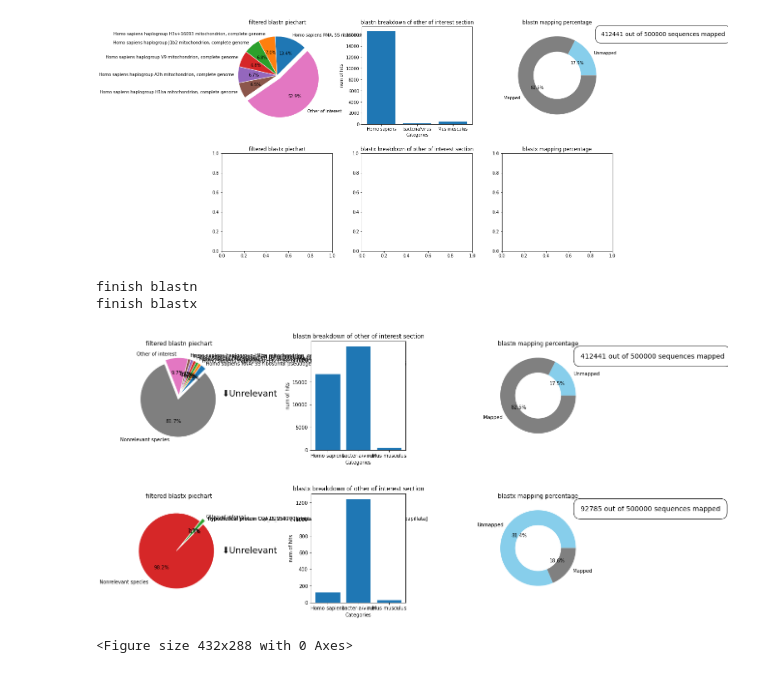
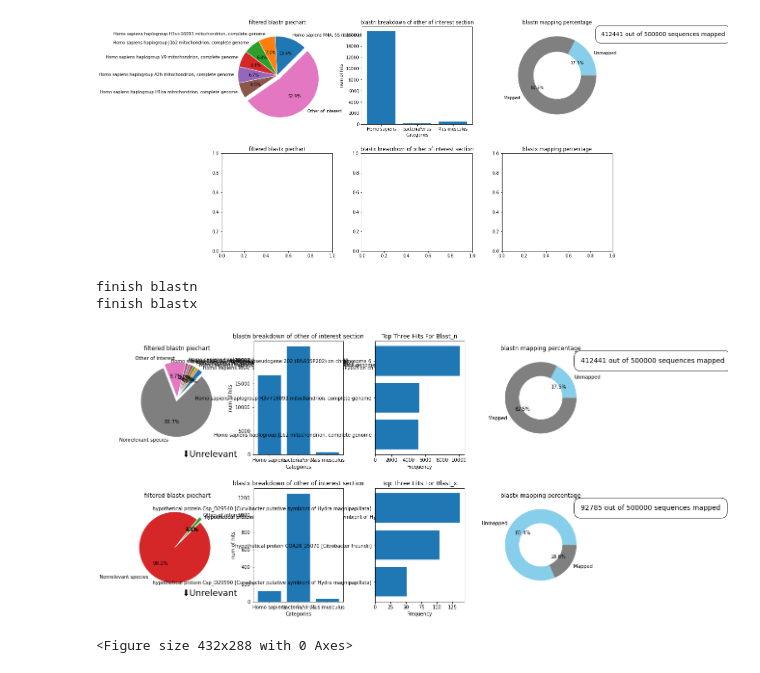
Before and after one commit to YeoLab/eclip-qc, a Jupyter notebook: jupyter_testing/plot.ipynb, the cells around one changed output. Saved outputs shown, nothing was run; the diff lists cells and outputs as text; code cells hidden in the pictures.

Commit message:
add barh

```diff
--- a/jupyter_testing/plot.ipynb
+++ b/jupyter_testing/plot.ipynb
@@ -1782,7 +1782,7 @@ def ncbi_parse(result):
 
 
 #matplotlib to build the piechart
-fig, ((ax1, ax2, ax5), (ax3, ax4, ax6)) = plt.subplots(2, 3, figsize=(9, 5))
+fig, ((ax1, ax2, ax7, ax5), (ax3, ax4, ax8, ax6)) = plt.subplots(2, 4, figsize=(9, 5))
 fig.tight_layout(h_pad=2)
 plt.subplots_adjust(bottom=0, right=1.5, top=1.5)
 ax1.set_title('filtered blastn piechart')
@@ -1900,7 +1900,11 @@ for index,row in top_blastn_freq_table.iterrows():
 
 to_remove_small_hits_blastn = []
 other_count_interest_blastn = 0
+top_three_blastn = []
+top_blastn_freq_table = top_blastn_freq_table.sort_values(by="frequency",ascending=False)
 for index,row in top_blastn_freq_table.iterrows():
+    if len(top_three_blastn) < 3:
+        top_three_blastn.append((row['frequency'],row['qseqid']))
     if(row['frequency'] < (0.01)*(original_blastn_numseqs)):
         to_remove_small_hits_blastn.append(index)
         other_count_interest_blastn += int(row['frequency'])
@@ -1942,6 +1946,15 @@ for index,row in filtered_other_blastn_of_interest.iterrows():
 ax2.bar(blastn_bar_category,blastn_bar_sum)
 ax2.set_ylabel('num of hits')
 ax2.set_xlabel('Categories')
+
+### Show the top three hits for blastn by horizontal bar
+ax7_three_seqs_freq = [x[0] for x in top_three_blastn]
+ax7_three_seqs_freq.reverse()
+ax7_three_seqs_label = [x[1] for x in top_three_blastn]
+ax7_three_seqs_label.reverse()
+ax7.barh(ax7_three_seqs_label,ax7_three_seqs_freq, align='center')
+ax7.set_xlabel('Frequency')
+ax7.set_title('Top Three Hits For Blast_n')
 
 ### Get the percentage of the the blast n/x mapped results
 # for ax5
@@ -2071,7 +2084,11 @@ for index,row in top_blastx_freq_table.iterrows():
 
 to_remove_small_hits_blastx = []
 other_count_interest_blastx = 0
+top_three_blastx = []
+top_blastx_freq_table = top_blastx_freq_table.sort_values(by="frequency",ascending=False)
 for index,row in top_blastx_freq_table.iterrows():
+    if len(top_three_blastx) < 3:
+        top_three_blastx.append((row['frequency'],row['qseqid']))
     if(row['frequency'] < (0.001)*(original_blastx_numseqs)):
         to_remove_small_hits_blastx.append(index)
         other_count_interest_blastx += int(row['frequency'])
@@ -2112,36 +2129,45 @@ for index,row in filtered_other_blastx_of_interest.iterrows():
 
 ax4.bar(blastx_bar_category,blastx_bar_sum)
 ax4.set_ylabel('num of hits')
 ax4.set_xlabel('Categories')
 
+### Show the top three hits for blastx by horizontal bar
+ax8_three_seqs_freq = [x[0] for x in top_three_blastx]
+ax8_three_seqs_freq.reverse()
+ax8_three_seqs_label = [x[1] for x in top_three_blastx]
+ax8_three_seqs_label.reverse()
+ax8.barh(ax8_three_seqs_label,ax8_three_seqs_freq, align='center')
+ax8.set_xlabel('Frequency')
+ax8.set_title('Top Three Hits For Blast_x')
+
 ### Get the percentage of the the blast n/x mapped results
 # for ax5
 ax6_percentages = [config['N_downsample_reads']*5 - original_blastx_numseqs, original_blastx_numseqs]
 ax6_labels = ['Unmapped', 'Mapped']
 ax6.pie(ax6_percentages, labels=ax6_labels, autopct='%1.1f%%',
        colors=['skyblue', 'gray'], labeldistance=1.1)
 # Adding Circle in Pie chart
 circle2 = plt.Circle((0, 0), radius=0.6, color='white')
 ax6.add_patch(circle2)
 text2 = str(original_blastx_numseqs) + " out of " + str(config['N_downsample_reads']*5) + " sequences mapped"
 ax6.text(0.95, 0.95, text2, transform=ax6.transAxes, fontsize=14,
         verticalalignment='top', bbox=dict(facecolor='none', edgecolor='black', boxstyle='round,pad=1'))
 
 
 print('finish blastx')
 
 
-plt.subplots_adjust(hspace=0.4, wspace=0.9)
-fig.text(0.43, 1.2, '⬇Unrelevant', ha='center', va='center', fontsize=18)
-fig.text(0.43, 0.3, '⬇Unrelevant', ha='center', va='center', fontsize=18)
+# plt.subplots_adjust(hspace=0.4, wspace=0.9)
+fig.text(0.3, 0.85, '⬇Unrelevant', ha='center', va='center', fontsize=18)
+fig.text(0.3, 0.05, '⬇Unrelevant', ha='center', va='center', fontsize=18)
 
 
 
 fig.tight_layout(pad=5.0)
 plt.show(block=True)
-plt.savefig(piePath,format='png',bbox_inches='tight')
+# plt.savefig(piePath,format='png',bbox_inches='tight')
 # %% [output]
 finish blastn
 finish blastx
-[figure, old version]
+[figure, new version]
 <Figure size 432x288 with 0 Axes>
```
